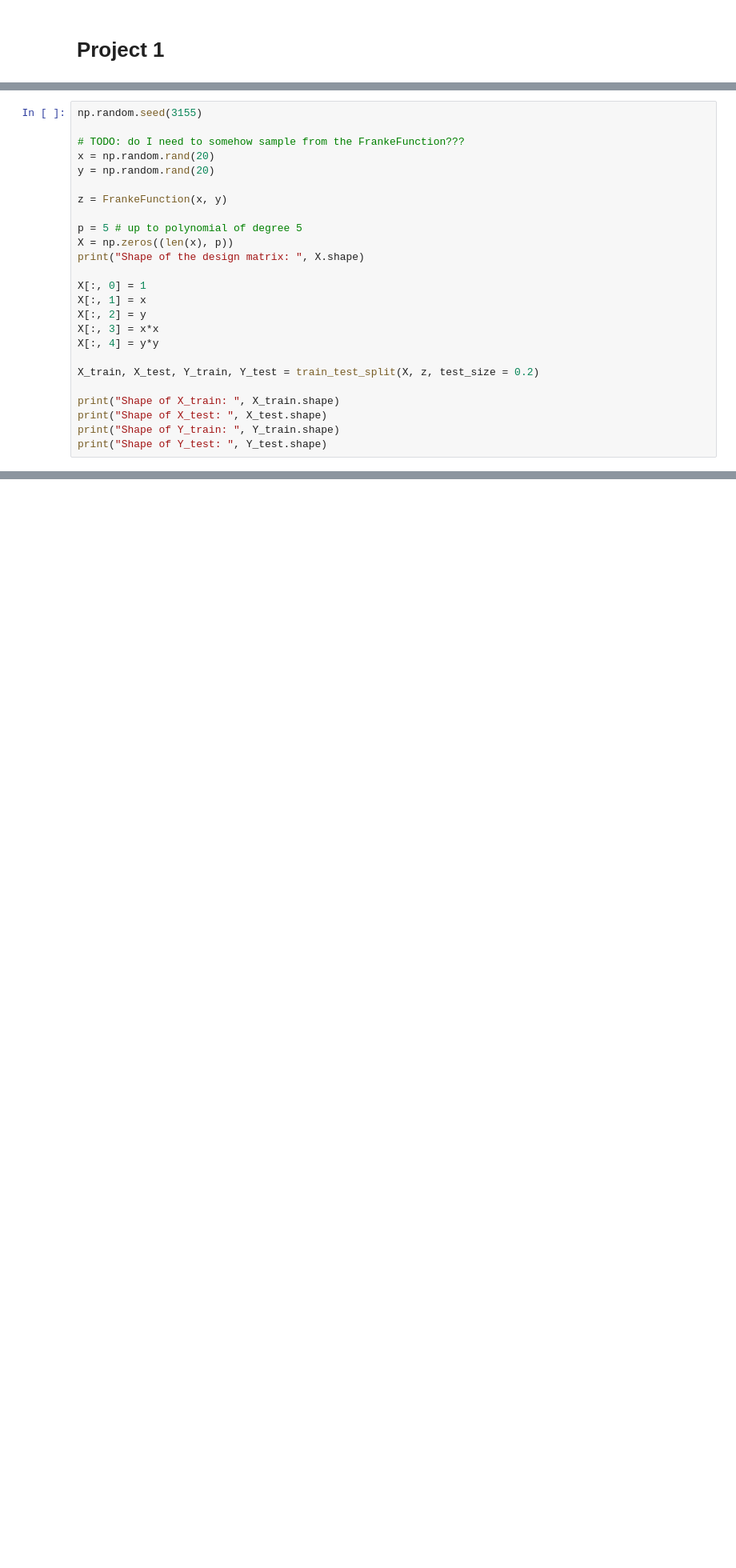
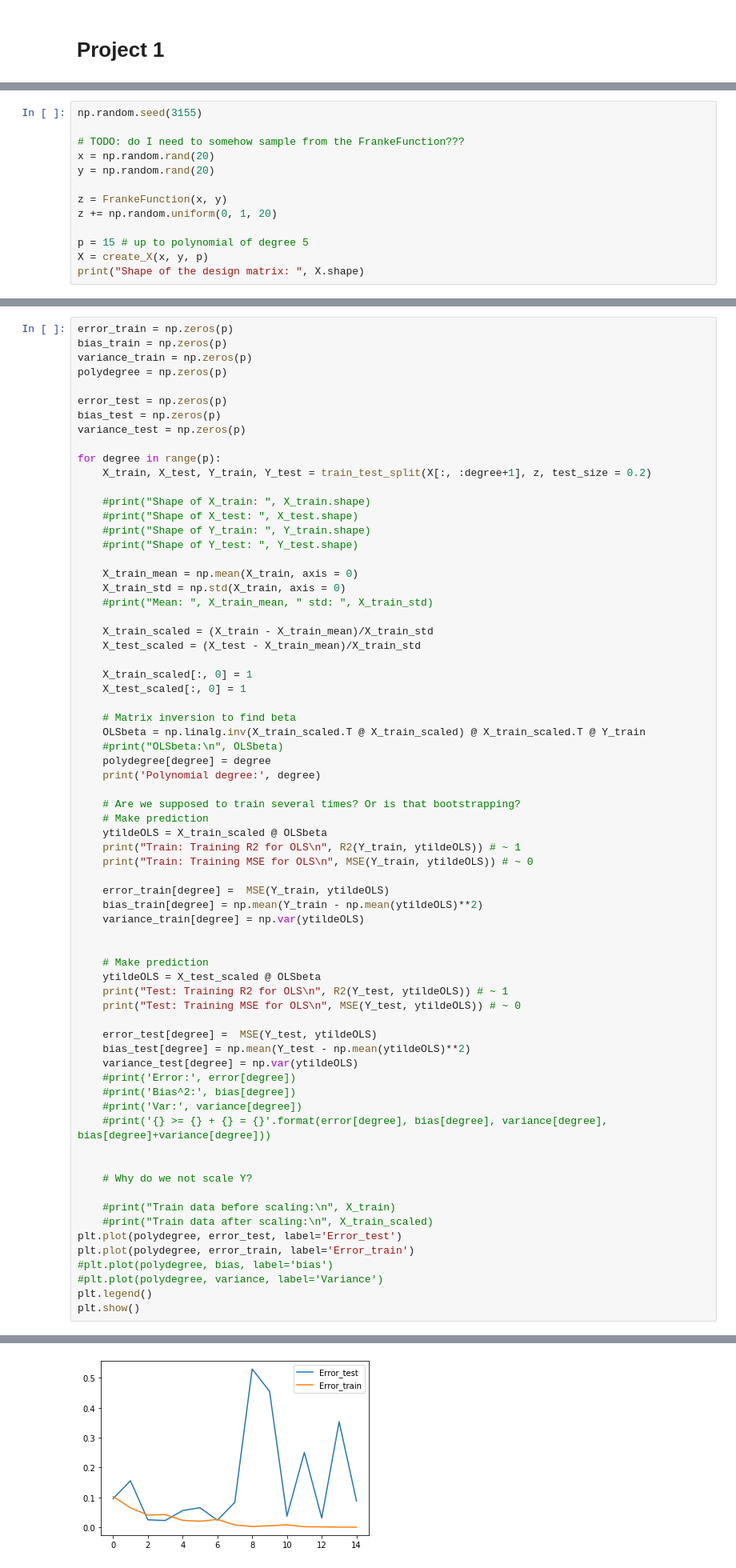
Before and after one commit to marianylund/fysstkprojects, a Jupyter notebook: Project1_MariaNylund.ipynb, the cells around one changed output, grey strips where cells are left out. Shown at 80% size. Drawn from its saved outputs; the diff is of its cells as text; blank space fills up the shorter version.

Commit message:
Now ready for bootstrap

```diff
--- a/Project1_MariaNylund.ipynb
+++ b/Project1_MariaNylund.ipynb
@@ -63,21 +85,9 @@ x = np.random.rand(20)
 y = np.random.rand(20)
 
 z = FrankeFunction(x, y)
+z += np.random.uniform(0, 1, 20)
 
-p = 5 # up to polynomial of degree 5
-X = np.zeros((len(x), p))
+p = 15 # up to polynomial of degree 5
+X = create_X(x, y, p)
 print("Shape of the design matrix: ", X.shape)
-
-X[:, 0] = 1
-X[:, 1] = x
-X[:, 2] = y
-X[:, 3] = x*x
-X[:, 4] = y*y
-
-X_train, X_test, Y_train, Y_test = train_test_split(X, z, test_size = 0.2)
-
-print("Shape of X_train: ", X_train.shape)
-print("Shape of X_test: ", X_test.shape)
-print("Shape of Y_train: ", Y_train.shape)
-print("Shape of Y_test: ", Y_test.shape)
 # %% [output]
@@ -137,0 +95,70 @@ Training MSE for OLS
+# %%
+error_train = np.zeros(p)
+bias_train = np.zeros(p)
+variance_train = np.zeros(p)
+polydegree = np.zeros(p)
+
+error_test = np.zeros(p)
+bias_test = np.zeros(p)
+variance_test = np.zeros(p)
+
+for degree in range(p):
+    X_train, X_test, Y_train, Y_test = train_test_split(X[:, :degree+1], z, test_size = 0.2)
+
+    #print("Shape of X_train: ", X_train.shape)
+    #print("Shape of X_test: ", X_test.shape)
+    #print("Shape of Y_train: ", Y_train.shape)
+    #print("Shape of Y_test: ", Y_test.shape)
+
+    X_train_mean = np.mean(X_train, axis = 0)
+    X_train_std = np.std(X_train, axis = 0)
+    #print("Mean: ", X_train_mean, " std: ", X_train_std)
+
+    X_train_scaled = (X_train - X_train_mean)/X_train_std
+    X_test_scaled = (X_test - X_train_mean)/X_train_std
+
+    X_train_scaled[:, 0] = 1
+    X_test_scaled[:, 0] = 1
+
+    # Matrix inversion to find beta
+    OLSbeta = np.linalg.inv(X_train_scaled.T @ X_train_scaled) @ X_train_scaled.T @ Y_train
+    #print("OLSbeta:\n", OLSbeta)
+    polydegree[degree] = degree
+    print('Polynomial degree:', degree)
+
+    # Are we supposed to train several times? Or is that bootstrapping?
+    # Make prediction
+    ytildeOLS = X_train_scaled @ OLSbeta
+    print("Train: Training R2 for OLS\n", R2(Y_train, ytildeOLS)) # ~ 1
+    print("Train: Training MSE for OLS\n", MSE(Y_train, ytildeOLS)) # ~ 0
+
+    error_train[degree] =  MSE(Y_train, ytildeOLS)
+    bias_train[degree] = np.mean(Y_train - np.mean(ytildeOLS)**2)
+    variance_train[degree] = np.var(ytildeOLS)
+
+
+    # Make prediction
+    ytildeOLS = X_test_scaled @ OLSbeta
+    print("Test: Training R2 for OLS\n", R2(Y_test, ytildeOLS)) # ~ 1
+    print("Test: Training MSE for OLS\n", MSE(Y_test, ytildeOLS)) # ~ 0
+
+    error_test[degree] =  MSE(Y_test, ytildeOLS)
+    bias_test[degree] = np.mean(Y_test - np.mean(ytildeOLS)**2)
+    variance_test[degree] = np.var(ytildeOLS)
+    #print('Error:', error[degree])
+    #print('Bias^2:', bias[degree])
+    #print('Var:', variance[degree])
+    #print('{} >= {} + {} = {}'.format(error[degree], bias[degree], variance[degree], bias[degree]+variance[degree]))
+
+
+    # Why do we not scale Y?
+
+    #print("Train data before scaling:\n", X_train)
+    #print("Train data after scaling:\n", X_train_scaled)
+plt.plot(polydegree, error_test, label='Error_test')
+plt.plot(polydegree, error_train, label='Error_train')
+#plt.plot(polydegree, bias, label='bias')
+#plt.plot(polydegree, variance, label='Variance')
+plt.legend()
+plt.show()
+# %% [output]
@@ -138,2 +182,3 @@ Training MSE for OLS
+[figure, added]
 # %% [markdown]
 ### Part b): Bias-variance trade-off and resamplng techniques
```
Also changed, not shown: parts of 7 cells of this notebook.
